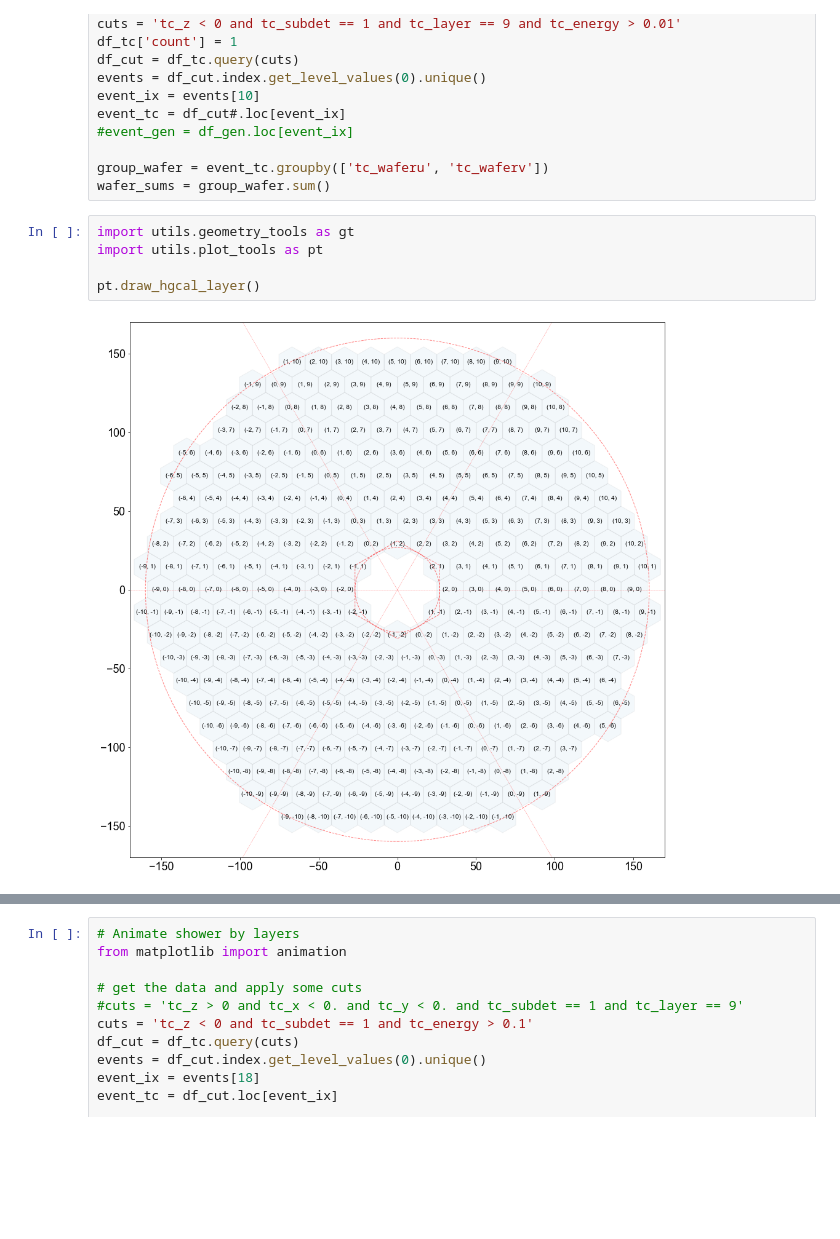
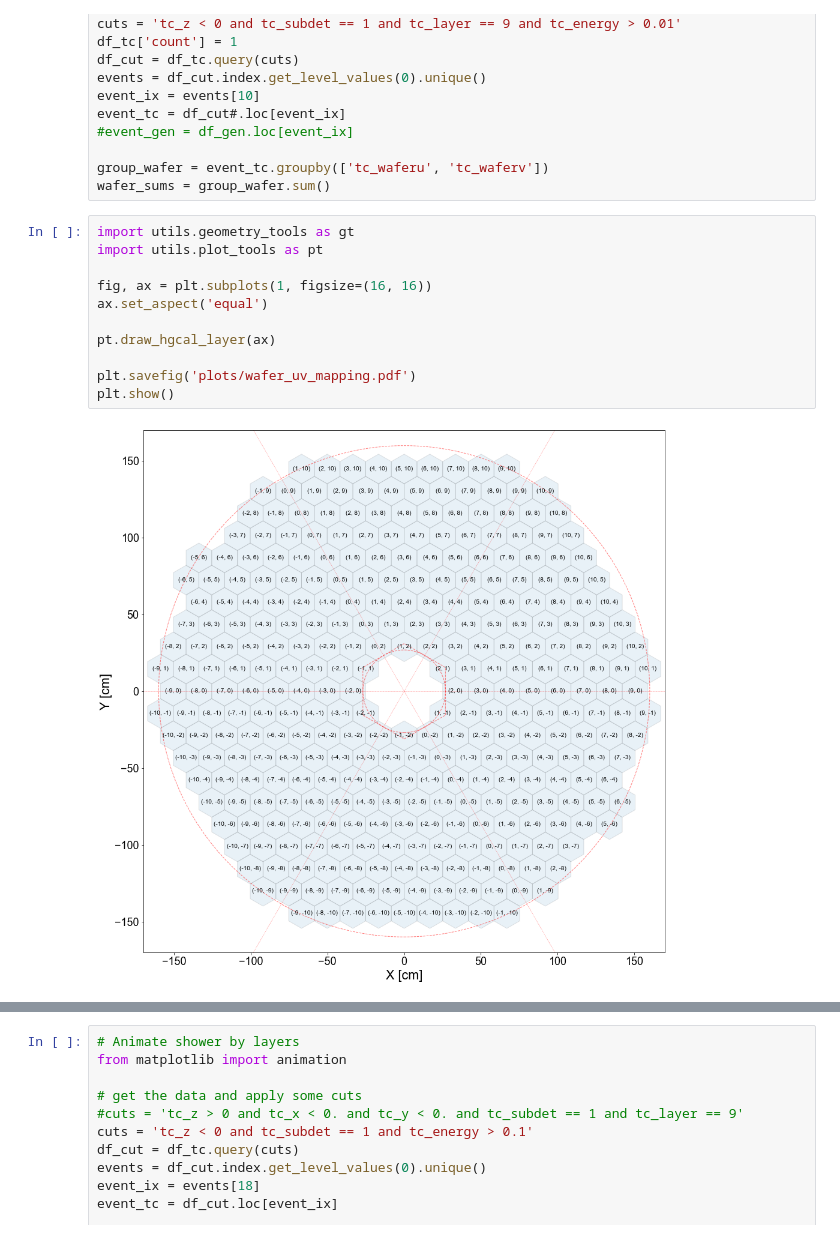
Before and after one commit to NWUHEP/hgcal-analysis, a Jupyter notebook: notebooks/tc_visualizer.ipynb, the cells around one changed output, grey strips where cells are left out. Saved outputs shown, nothing was run; the diff lists cells and outputs as text; blank space fills up the shorter version.

Commit message:
Partial progress on visualization factorization

```diff
--- a/notebooks/tc_visualizer.ipynb
+++ b/notebooks/tc_visualizer.ipynb
@@ -44,7 +44,13 @@ wafer_sums = group_wafer.sum()
 # %%
 import utils.geometry_tools as gt
 import utils.plot_tools as pt
 
-pt.draw_hgcal_layer()
+fig, ax = plt.subplots(1, figsize=(16, 16))
+ax.set_aspect('equal')
+
+pt.draw_hgcal_layer(ax)
+
+plt.savefig('plots/wafer_uv_mapping.pdf')
+plt.show()
 # %% [output]
-[figure, old version]
+[figure, new version]
```
Also changed, not shown: parts of 6 cells of this notebook, 4 other files.
